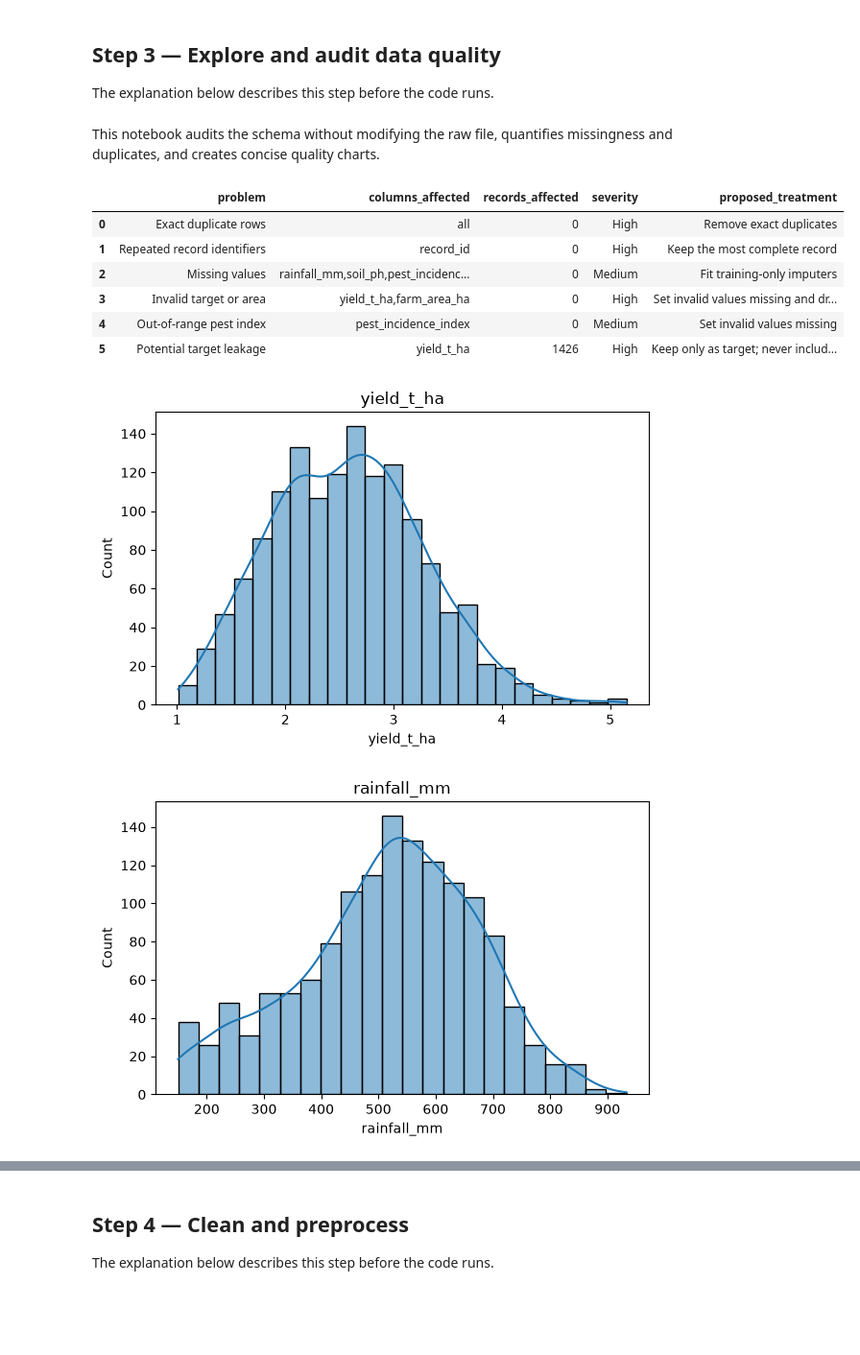
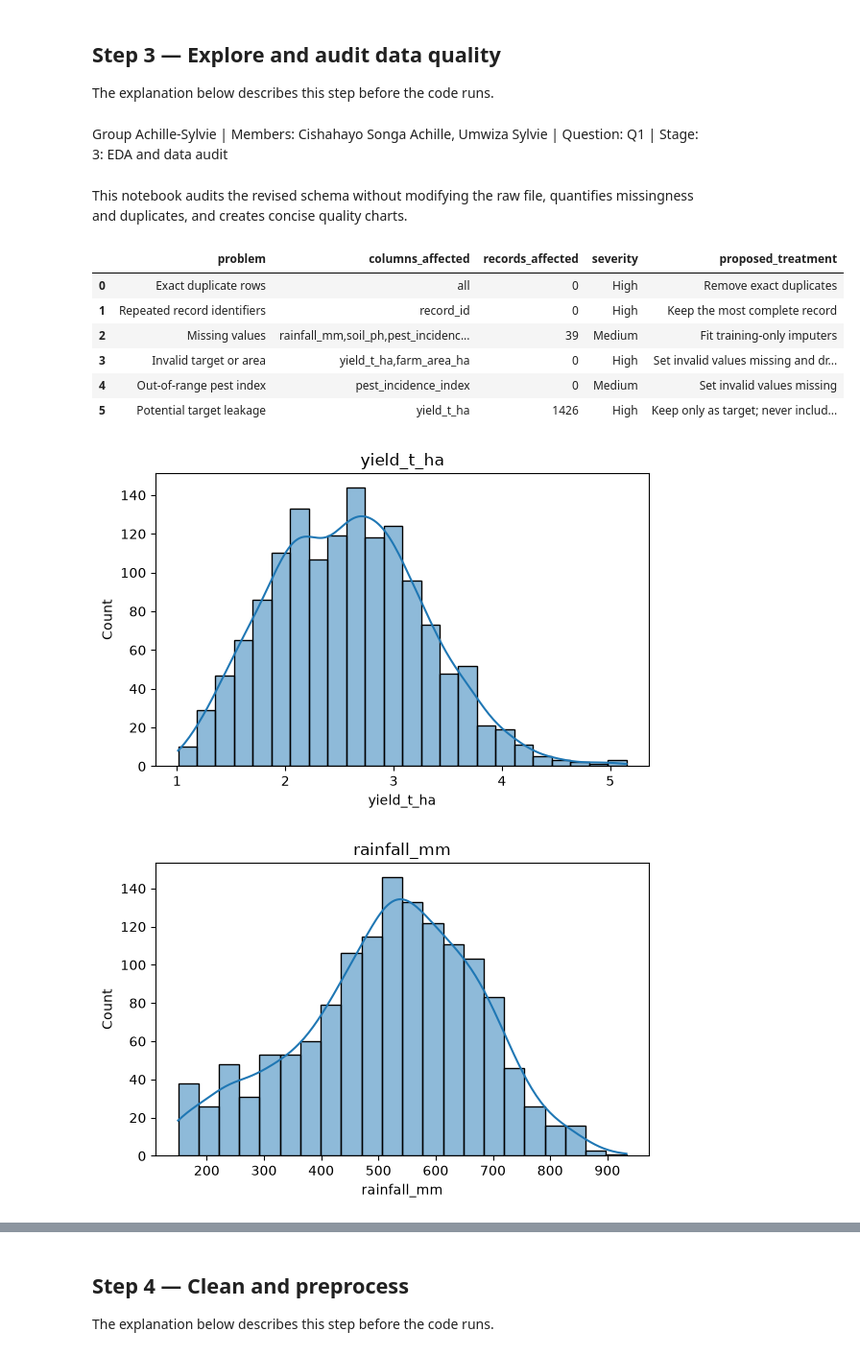
Before and after one commit to songa1/ML-Learning, a Jupyter notebook: q1_maize_yield/notebooks/q1_maize_yield_workflow.ipynb, the cells around one changed output, grey strips where cells are left out. Shown at 96% size. Saved outputs shown, nothing was run; the diff lists cells and outputs as text; code cells hidden in the pictures; blank space fills up the shorter version.

```diff
--- a/q1_maize_yield/notebooks/q1_maize_yield_workflow.ipynb
+++ b/q1_maize_yield/notebooks/q1_maize_yield_workflow.ipynb
@@ -127,8 +131,10 @@ shape: (1426, 20)
 ## Step 3 — Explore and audit data quality
 
 The explanation below describes this step before the code runs.
+# %% [markdown]
+Group Achille-Sylvie | Members: Cishahayo Songa Achille, Umwiza Sylvie | Question: Q1 | Stage: 3: EDA and data audit
 # %% [markdown]
-This notebook audits the schema without modifying the raw file, quantifies missingness and duplicates, and creates concise quality charts.
+This notebook audits the revised schema without modifying the raw file, quantifies missingness and duplicates, and creates concise quality charts.
 # %%
 import sys
 from pathlib import Path
@@ -137,35 +143,35 @@ while not (ROOT / 'src').exists() and ROOT != ROOT.parent:
     ROOT = ROOT.parent
 if str(ROOT) not in sys.path:
     sys.path.insert(0, str(ROOT))
 
 import pandas as pd, numpy as np, seaborn as sns, matplotlib.pyplot as plt
 from src.config import RAW_FILE, DOCS_DIR, FIGURE_DIR
 from src.cleaning import to_string_df, parse_number
 DOCS_DIR.mkdir(parents=True, exist_ok=True); FIGURE_DIR.mkdir(parents=True, exist_ok=True)
 df = to_string_df(RAW_FILE)
 issues = []
 def add(problem, columns, count, severity, treatment):
     issues.append({'problem': problem, 'columns_affected': columns, 'records_affected': int(count), 'severity': severity, 'proposed_treatment': treatment})
 add('Exact duplicate rows', 'all', df.duplicated().sum(), 'High', 'Remove exact duplicates')
 add('Repeated record identifiers', 'record_id', df['record_id'].duplicated().sum(), 'High', 'Keep the most complete record')
-add('Missing values', 'rainfall_mm,soil_ph,pest_incidence_index', df.isna().sum().sum(), 'Medium', 'Fit training-only imputers')
+add('Missing values', 'rainfall_mm,soil_ph,pest_incidence_index', sum(parse_number(df[c]).isna().sum() for c in ['rainfall_mm','soil_ph','pest_incidence_index']), 'Medium', 'Fit training-only imputers')
 add('Invalid target or area', 'yield_t_ha,farm_area_ha', ((parse_number(df['yield_t_ha']) <= 0) | (parse_number(df['farm_area_ha']) <= 0)).sum(), 'High', 'Set invalid values missing and drop missing targets')
 add('Out-of-range pest index', 'pest_incidence_index', ((parse_number(df['pest_incidence_index']) < 0) | (parse_number(df['pest_incidence_index']) > 1)).sum(), 'Medium', 'Set invalid values missing')
 add('Potential target leakage', 'yield_t_ha', df['yield_t_ha'].notna().sum(), 'High', 'Keep only as target; never include it in X')
 quality = pd.DataFrame(issues)
 quality.to_csv(DOCS_DIR / 'data_quality_report.csv', index=False)
 (DOCS_DIR / 'data_quality_report.md').write_text('# Q1 Data Quality Report\n\n' + quality.to_string(index=False))
 display(quality)
 for col in ['yield_t_ha','rainfall_mm','avg_temp_c','npk_kg_ha']:
     plt.figure(figsize=(6,4)); sns.histplot(parse_number(df[col]), kde=True); plt.title(col); plt.tight_layout(); plt.savefig(FIGURE_DIR / f'hist_{col}.png'); display(plt.gcf()); plt.close()
 plt.figure(figsize=(8,4)); sns.boxplot(data=df, x='season', y=parse_number(df['yield_t_ha'])); plt.title('Yield by season'); plt.tight_layout(); plt.savefig(FIGURE_DIR / 'box_yield_season.png'); display(plt.gcf()); plt.close()
 numeric = pd.DataFrame({c: parse_number(df[c]) for c in ['year','altitude_m','rainfall_mm','avg_temp_c','soil_ph','npk_kg_ha','urea_kg_ha','manure_t_ha','plant_density_per_ha','farm_area_ha','pest_incidence_index','yield_t_ha']})
 plt.figure(figsize=(8,6)); sns.heatmap(numeric.corr(), cmap='coolwarm', center=0); plt.title('Numeric correlation heatmap'); plt.tight_layout(); plt.savefig(FIGURE_DIR / 'heatmap_corr.png'); display(plt.gcf()); plt.close()
 # %% [output]
 |  | problem | columns_affected | records_affected | severity | proposed_treatment |
 | 0 | Exact duplicate rows | all | 0 | High | Remove exact duplicates |
 | 1 | Repeated record identifiers | record_id | 0 | High | Keep the most complete record |
-| 2 | Missing values | rainfall_mm,soil_ph,pest_incidenc... | 0 | Medium | Fit training-only imputers |
+| 2 | Missing values | rainfall_mm,soil_ph,pest_incidenc... | 39 | Medium | Fit training-only imputers |
 | 3 | Invalid target or area | yield_t_ha,farm_area_ha | 0 | High | Set invalid values missing and dr... |
 | 4 | Out-of-range pest index | pest_incidence_index | 0 | Medium | Set invalid values missing |
 | 5 | Potential target leakage | yield_t_ha | 1426 | High | Keep only as target; never includ... |
```
Also changed, not shown: parts of 32 cells of this notebook, 36 other files.
